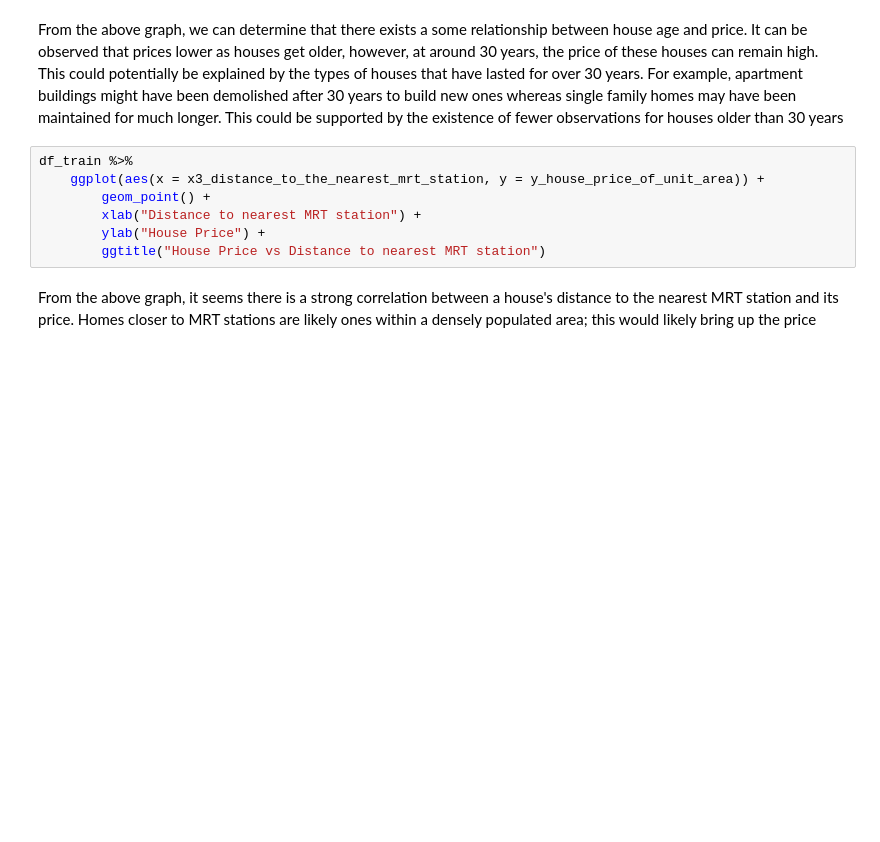
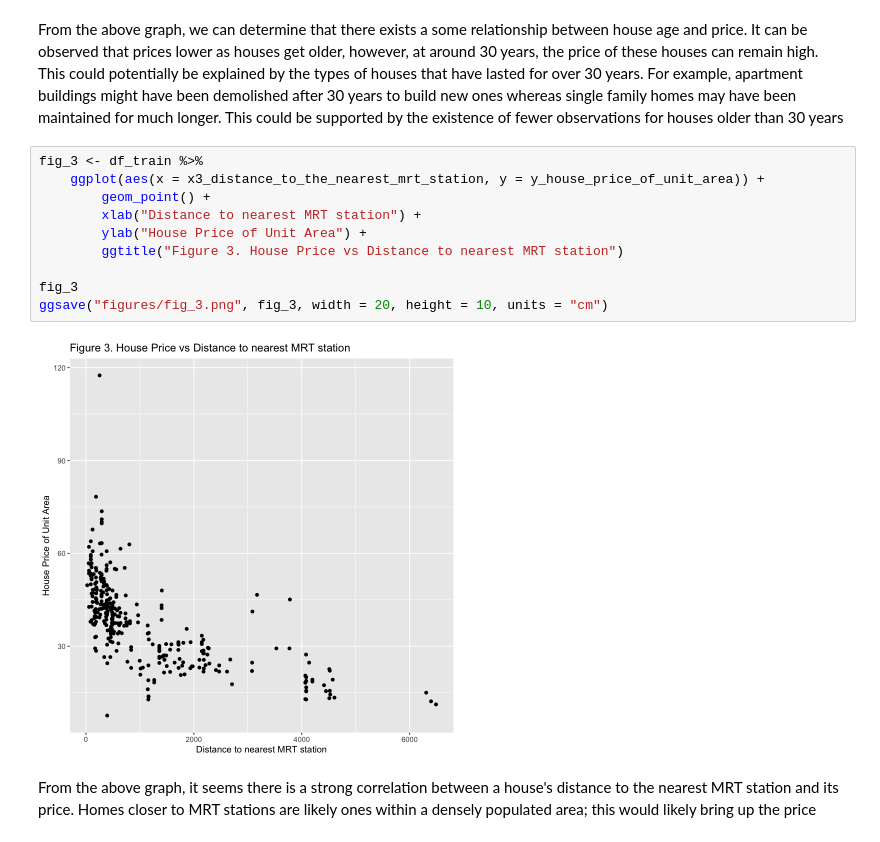
Before and after one commit to calvingdu/stat306-c3-project, a Jupyter notebook: project.ipynb, the cells around one changed output. Cells and saved outputs as stored; diff of their text form; blank space fills up the shorter version.

```diff
--- a/project.ipynb
+++ b/project.ipynb
@@ -121,12 +142,17 @@ df_train %>%
 # %% [markdown]
 From the above graph, we can determine that there exists a some relationship between house age and price. It can be observed that prices lower as houses get older, however, at around 30 years, the price of these houses can remain high. This could potentially be explained by the types of houses that have lasted for over 30 years. For example, apartment buildings might have been demolished after 30 years to build new ones whereas single family homes may have been maintained for much longer. This could be supported by the existence of fewer observations for houses older than 30 years
 # %%
-df_train %>%
+fig_3 <- df_train %>%
     ggplot(aes(x = x3_distance_to_the_nearest_mrt_station, y = y_house_price_of_unit_area)) +
         geom_point() +
         xlab("Distance to nearest MRT station") +
-        ylab("House Price") +
-        ggtitle("House Price vs Distance to nearest MRT station")
+        ylab("House Price of Unit Area") +
+        ggtitle("Figure 3. House Price vs Distance to nearest MRT station")
+
+fig_3
+ggsave("figures/fig_3.png", fig_3, width = 20, height = 10, units = "cm")
+# %% [output]
+[figure, added]
 # %% [markdown]
 From the above graph, it seems there is a strong correlation between a house's distance to the nearest MRT station and its price. Homes closer to MRT stations are likely ones within a densely populated area; this would likely bring up the price
 # %%
```
Also changed, not shown: parts of 18 cells of this notebook, 12 other files.
